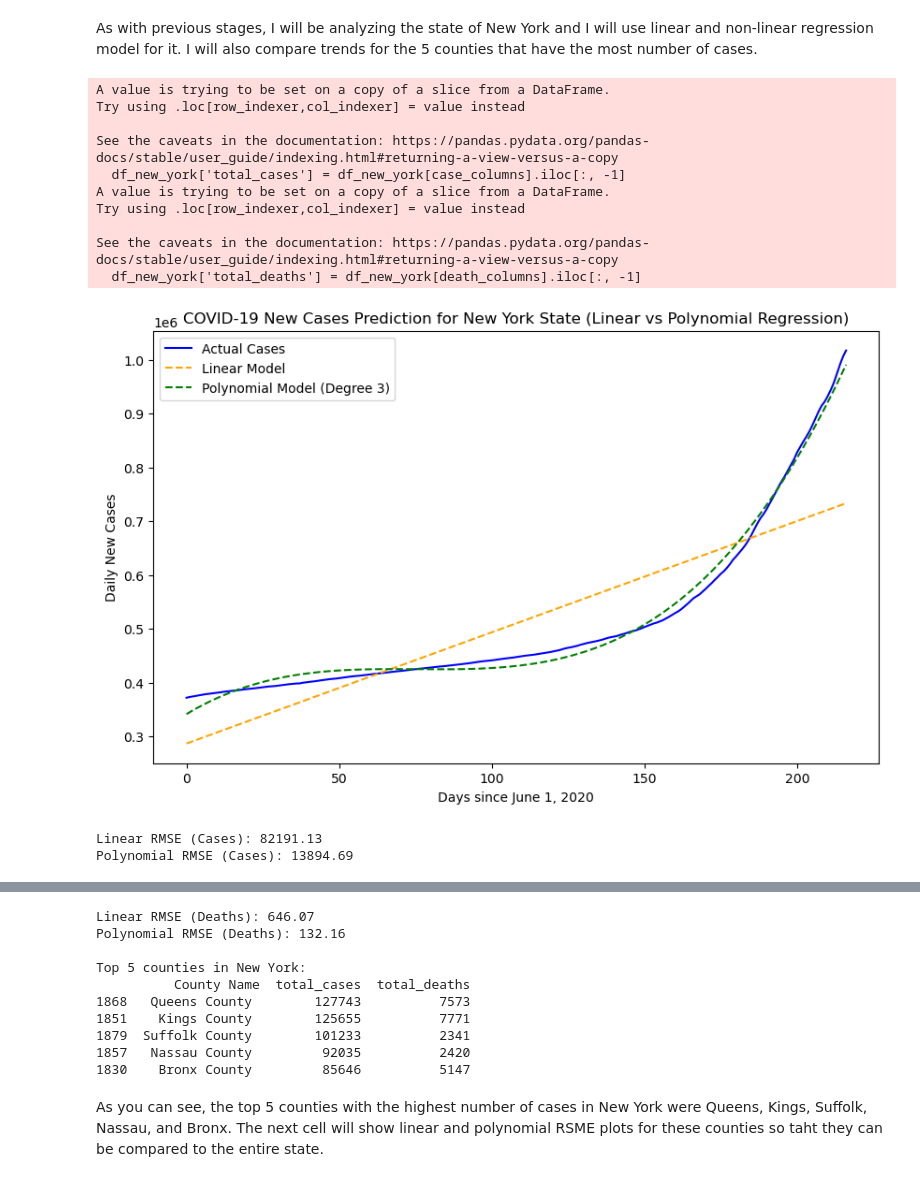
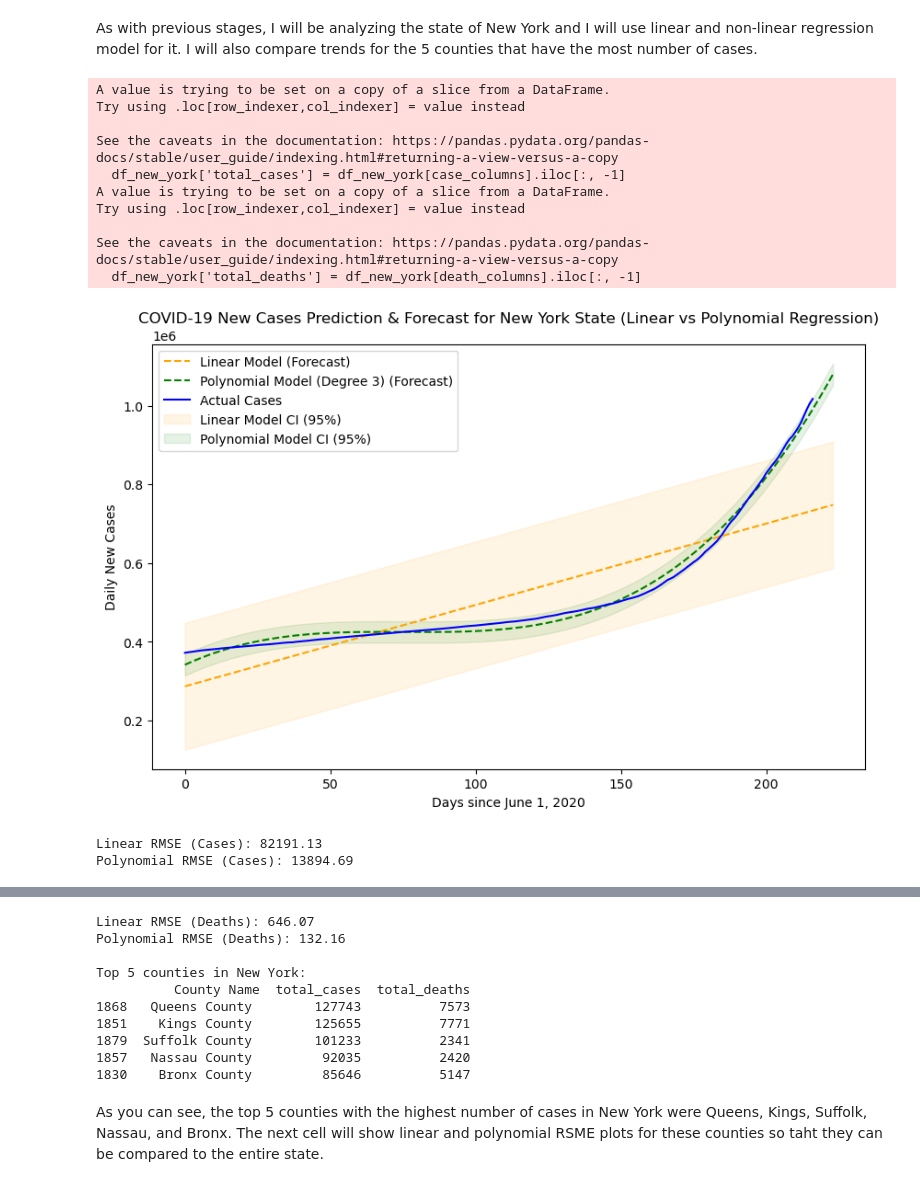
Before and after one commit to hamza890890/Group7ClassProject, a Jupyter notebook: Stage IV/Carlos Villarreal/stage_IV_individual.ipynb, the cells around one changed output, grey strips where cells are left out. Saved outputs shown, nothing was run; the diff lists cells and outputs as text; code cells hidden in the pictures.

Commit message:
added 7 day forecast and CI to New York data

```diff
--- a/Stage IV/Carlos Villarreal/stage_IV_individual.ipynb
+++ b/Stage IV/Carlos Villarreal/stage_IV_individual.ipynb
@@ -57,51 +57,91 @@ poly_model_deaths.fit(X_poly, y_deaths)
 y_poly_pred_deaths = poly_model_deaths.predict(X_poly)
 poly_rmse_deaths = np.sqrt(mean_squared_error(y_deaths, y_poly_pred_deaths))
 
-# Plotting the RMSE results for Cases
+future_days = 7
+X_future = np.array(range(len(case_columns) + future_days)).reshape(-1, 1)
+
+# Predict future cases using the linear model
+y_linear_future_cases = linear_model_cases.predict(X_future)
+
+# Predict future cases using the polynomial model
+X_future_poly = poly_features.fit_transform(X_future)
+y_poly_future_cases = poly_model_cases.predict(X_future_poly)
+
+# Plotting the forecast results for Cases
 plt.figure(figsize=(10, 6))
+plt.plot(X_future, y_linear_future_cases, color='orange', linestyle='--', label='Linear Model (Forecast)')
+plt.plot(X_future, y_poly_future_cases, color='green', linestyle='--', label='Polynomial Model (Degree 3) (Forecast)')
 plt.plot(X, y_cases, color='blue', label='Actual Cases')
-plt.plot(X, y_linear_pred_cases, color='orange', linestyle='--', label='Linear Model')
-plt.plot(X, y_poly_pred_cases, color='green', linestyle='--', label='Polynomial Model (Degree 3)')
+
+# Calculate confidence interval for linear model (95% confidence)
+y_linear_std_error = np.std(y_cases - y_linear_pred_cases)
+ci = 1.96 * y_linear_std_error  # 95% confidence interval
+plt.fill_between(X_future.flatten(), (y_linear_future_cases - ci), (y_linear_future_cases + ci), color='orange', alpha=0.1, label='Linear Model CI (95%)')
+
+# Calculate confidence interval for polynomial model (95% confidence)
+y_poly_std_error = np.std(y_cases - y_poly_pred_cases)
+ci_poly = 1.96 * y_poly_std_error  # 95% confidence interval
+plt.fill_between(X_future.flatten(), (y_poly_future_cases - ci_poly), (y_poly_future_cases + ci_poly), color='green', alpha=0.1, label='Polynomial Model CI (95%)')
+
 plt.xlabel('Days since June 1, 2020')
 plt.ylabel('Daily New Cases')
-plt.title('COVID-19 New Cases Prediction for New York State (Linear vs Polynomial Regression)')
+plt.title('COVID-19 New Cases Prediction & Forecast for New York State (Linear vs Polynomial Regression)')
 plt.legend()
 plt.show()
+
 print(f'Linear RMSE (Cases): {linear_rmse_cases:.2f}')
 print(f'Polynomial RMSE (Cases): {poly_rmse_cases:.2f}')
 
-# Plotting the RMSE results for Deaths
+# Predict future deaths using the linear model
+y_linear_future_deaths = linear_model_deaths.predict(X_future)
+
+# Predict future deaths using the polynomial model
+y_poly_future_deaths = poly_model_deaths.predict(X_future_poly)
+
+# Plotting the forecast results for Deaths
 plt.figure(figsize=(10, 6))
+plt.plot(X_future, y_linear_future_deaths, color='orange', linestyle='--', label='Linear Model (Forecast)')
+plt.plot(X_future, y_poly_future_deaths, color='green', linestyle='--', label='Polynomial Model (Degree 3) (Forecast)')
 plt.plot(X, y_deaths, color='red', label='Actual Deaths')
-plt.plot(X, y_linear_pred_deaths, color='orange', linestyle='--', label='Linear Model')
-plt.plot(X, y_poly_pred_deaths, color='green', linestyle='--', label='Polynomial Model (Degree 3)')
+
+# Calculate confidence interval for linear model (95% confidence)
+y_linear_std_error_deaths = np.std(y_deaths - y_linear_pred_deaths)
+ci_deaths = 1.96 * y_linear_std_error_deaths  # 95% confidence interval
+plt.fill_between(X_future.flatten(), (y_linear_future_deaths - ci_deaths), (y_linear_future_deaths + ci_deaths), color='orange', alpha=0.1, label='Linear Model CI (95%)')
+
+# Calculate confidence interval for polynomial model (95% confidence)
+y_poly_std_error_deaths = np.std(y_deaths - y_poly_pred_deaths)
+ci_poly_deaths = 1.96 * y_poly_std_error_deaths  # 95% confidence interval
+plt.fill_between(X_future.flatten(), (y_poly_future_deaths - ci_poly_deaths), (y_poly_future_deaths + ci_poly_deaths), color='green', alpha=0.1, label='Polynomial Model CI (95%)')
+
 plt.xlabel('Days since June 1, 2020')
 plt.ylabel('Daily New Deaths')
-plt.title('COVID-19 New Deaths Prediction for New York State (Linear vs Polynomial Regression)')
+plt.title('COVID-19 New Deaths Prediction & Forecast for New York State (Linear vs Polynomial Regression)')
 plt.legend()
 plt.show()
+
 print(f'Linear RMSE (Deaths): {linear_rmse_deaths:.2f}')
 print(f'Polynomial RMSE (Deaths): {poly_rmse_deaths:.2f} \n')
 
 # --- Continue with the rest ---
 
 # Sort the DataFrame by total cases in descending order and select the top 5 counties
 top_5_counties = df_new_york.sort_values(by='total_cases', ascending=False).head(5)
 
 #Show New York's top 5 counties (i.e. highest number of cases)
 print("Top 5 counties in New York: ")
 print(top_5_counties[['County Name', 'total_cases', 'total_deaths']])
 # %% [output]
 A value is trying to be set on a copy of a slice from a DataFrame.
 Try using .loc[row_indexer,col_indexer] = value instead
 
 See the caveats in the documentation: https://pandas.pydata.org/pandas-docs/stable/user_guide/indexing.html#returning-a-view-versus-a-copy
   df_new_york['total_cases'] = df_new_york[case_columns].iloc[:, -1]
 A value is trying to be set on a copy of a slice from a DataFrame.
 Try using .loc[row_indexer,col_indexer] = value instead
 
 See the caveats in the documentation: https://pandas.pydata.org/pandas-docs/stable/user_guide/indexing.html#returning-a-view-versus-a-copy
   df_new_york['total_deaths'] = df_new_york[death_columns].iloc[:, -1]
-[figure, old version]
+[figure, new version]
 Linear RMSE (Cases): 82191.13
 Polynomial RMSE (Cases): 13894.69
```
Also changed, not shown: parts of 7 cells of this notebook.
